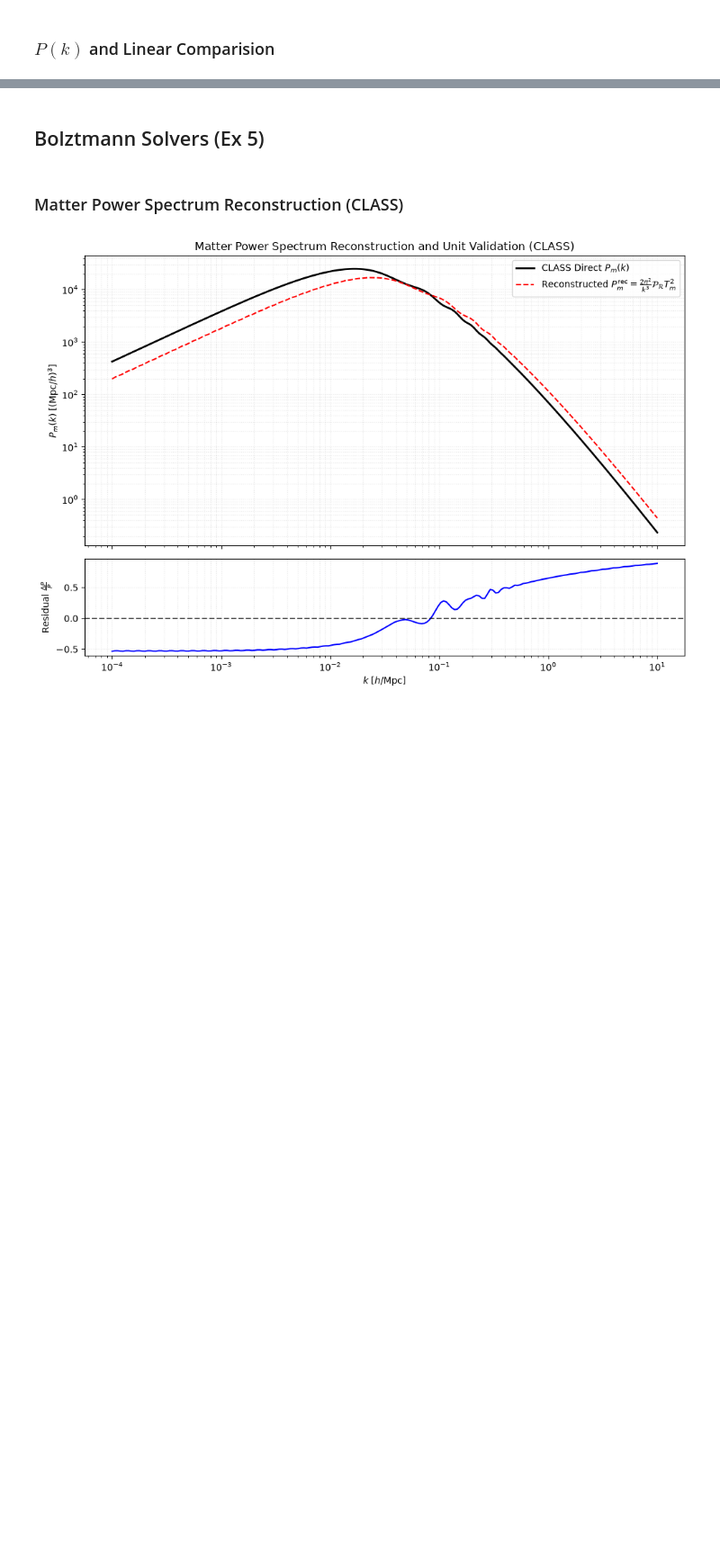
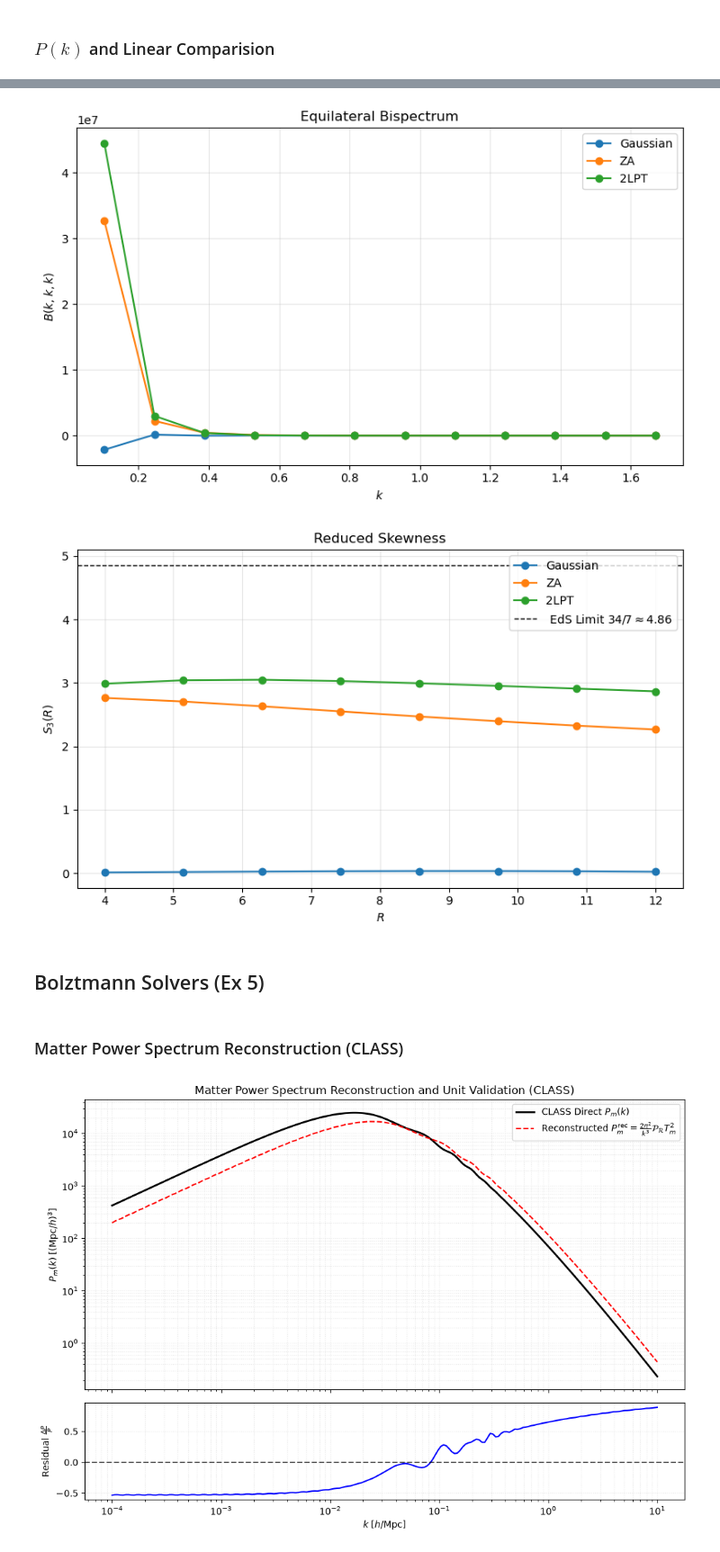
Before and after one commit to Alexx-Sanderr/2026_Numerical_Cosmology_I, a Jupyter notebook: EP_II/analysis/analysis.ipynb, the cells around one changed output, grey strips where cells are left out. Shown at 90% size. Cells and saved outputs as stored; diff of their text form; code cells hidden in the pictures; blank space fills up the shorter version.

```diff
--- a/EP_II/analysis/analysis.ipynb
+++ b/EP_II/analysis/analysis.ipynb
@@ -589,3 +803,46 @@ plt.show()
+# %%
+# Equilateral bispectrum comparison.
+plt.figure(figsize=(8, 5))
+
+for result in all_results:
+    plt.plot(
+        result["k_b"],
+        result["B_meas"],
+        "o-",
+        label=result["label"]
+    )
+
+plt.xlabel(r"$k$")
+plt.ylabel(r"$B(k,k,k)$")
+plt.title("Equilateral Bispectrum")
+plt.legend()
+plt.grid(True, alpha=0.3)
+plt.tight_layout()
+plt.show()
+
+# Reduced skewness comparison.
+plt.figure(figsize=(8, 5))
+
+for result in all_results:
+    plt.plot(
+        R_array,
+        result["S3"],
+        "o-",
+        label=result["label"]
+    )
+
+plt.xlabel(r"$R$")
+plt.axhline( 34.0/7.0, color = 'k', linestyle='--', lw = 1, label = r' EdS Limit $34/7 \approx 4.86$' )
+
+plt.ylabel(r"$S_3(R)$")
+plt.title("Reduced Skewness")
+plt.legend()
+plt.grid(True, alpha=0.3)
+plt.tight_layout()
+plt.show()
+# %% [output]
+[figure, added]
+[figure, added]
 # %% [markdown]
 ## Bolztmann Solvers (Ex 5)
 # %% [markdown]
```
Also changed, not shown: parts of 18 cells of this notebook, 34 other files.
